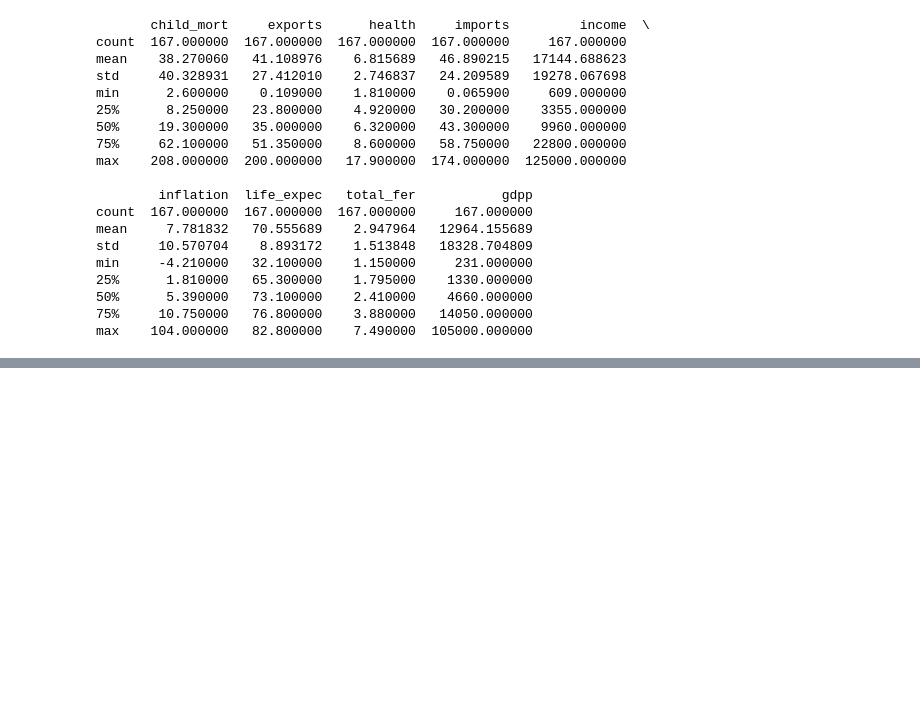
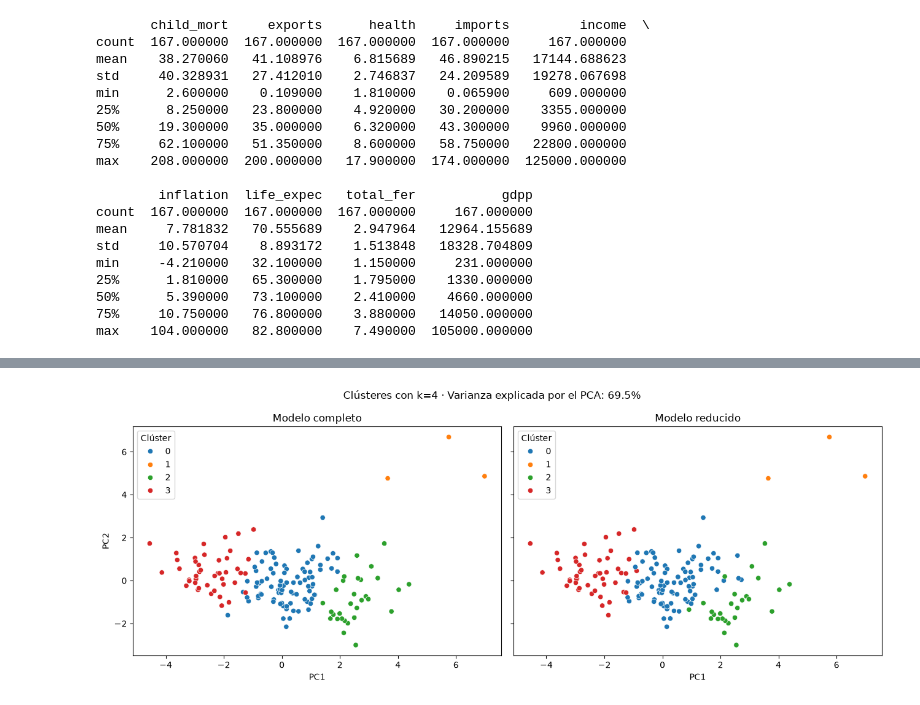
Before and after one commit to SLOPTRI/Country_Segmentation_Unsupervised_ML, a Jupyter notebook: main.ipynb, the cells around one changed output, grey strips where cells are left out. Cells and saved outputs as stored; diff of their text form; code cells hidden in the pictures; blank space fills up the shorter version.

```diff
--- a/main.ipynb
+++ b/main.ipynb
@@ -96,0 +273,7 @@ Numero de registros duplicados: 0 registros.
+# %%
+results = df[['country']].copy()
+
+results['clusters'] = clusters
+results['reduced_clusters'] = clusters_reduced
+
+results.head(10)
@@ -96,0 +320,11 @@ Numero de registros duplicados: 0 registros.
+# %%
+# Cluster del modelo reducido - Cluster del modelo completo
+equivalencias = {2: 0, 3: 1, 1: 2, 0: 3}
+results["reduced_alineado"] = results["reduced_clusters"].map(equivalencias)
+
+coinciden = results["clusters"] == results["reduced_alineado"]
+
+results_len = len(results)
+
+print(f"Coinciden: {coinciden.sum()}/{results_len} ({coinciden.mean():.2%})")
+print(f"No coinciden: {(~coinciden).sum()}/{results_len} ({(~coinciden).mean():.2%})")
@@ -96,0 +417,40 @@ Numero de registros duplicados: 0 registros.
+# %%
+
+
+# Mismos ejes para comparar los dos modelos
+pca = PCA(n_components=2)
+coordenadas = pca.fit_transform(X_scaled)
+
+grafico = results.copy()
+grafico["PC1"] = coordenadas[:, 0]
+grafico["PC2"] = coordenadas[:, 1]
+
+# Etiqueta del modelo reducido - etiqueta del modelo completo.
+equivalencias = {2: 0, 3: 1, 1: 2, 0: 3}
+grafico["reduced_alineado"] = grafico["reduced_clusters"].map(equivalencias)
+
+fig, ejes = plt.subplots(1, 2, figsize=(13, 5), sharex=True, sharey=True)
+
+for eje, columna, titulo in zip(
+    ejes,
+    ["clusters", "reduced_alineado"],
+    ["Modelo completo", "Modelo reducido"]
+):
+    sns.scatterplot(
+        data=grafico,
+        x="PC1",
+        y="PC2",
+        hue=columna,
+        hue_order=[0, 1, 2, 3],
+        palette="tab10",
+        ax=eje
+    )
+    eje.set_title(titulo)
+    eje.legend(title="Clúster")
+
+varianza = pca.explained_variance_ratio_.sum()
+fig.suptitle(f"Clústeres con k=4 · Varianza explicada por el PCA: {varianza:.1%}")
+plt.tight_layout()
+plt.show()
+# %% [output]
+[figure, added]
```
Also changed, not shown: parts of 33 cells of this notebook.
